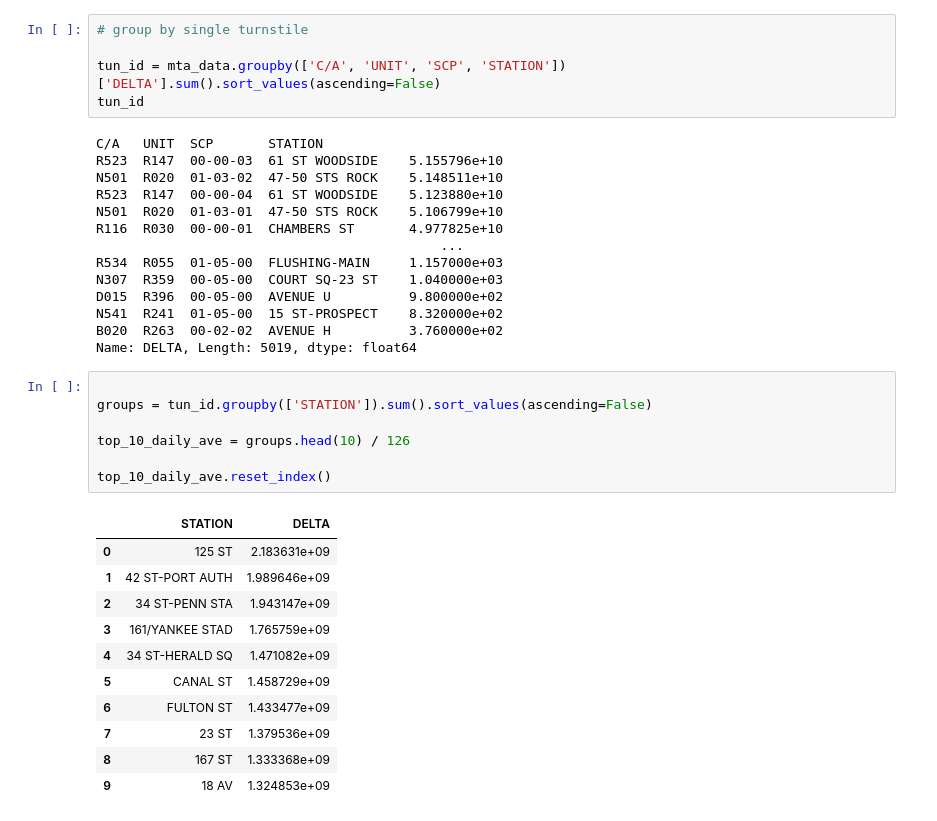
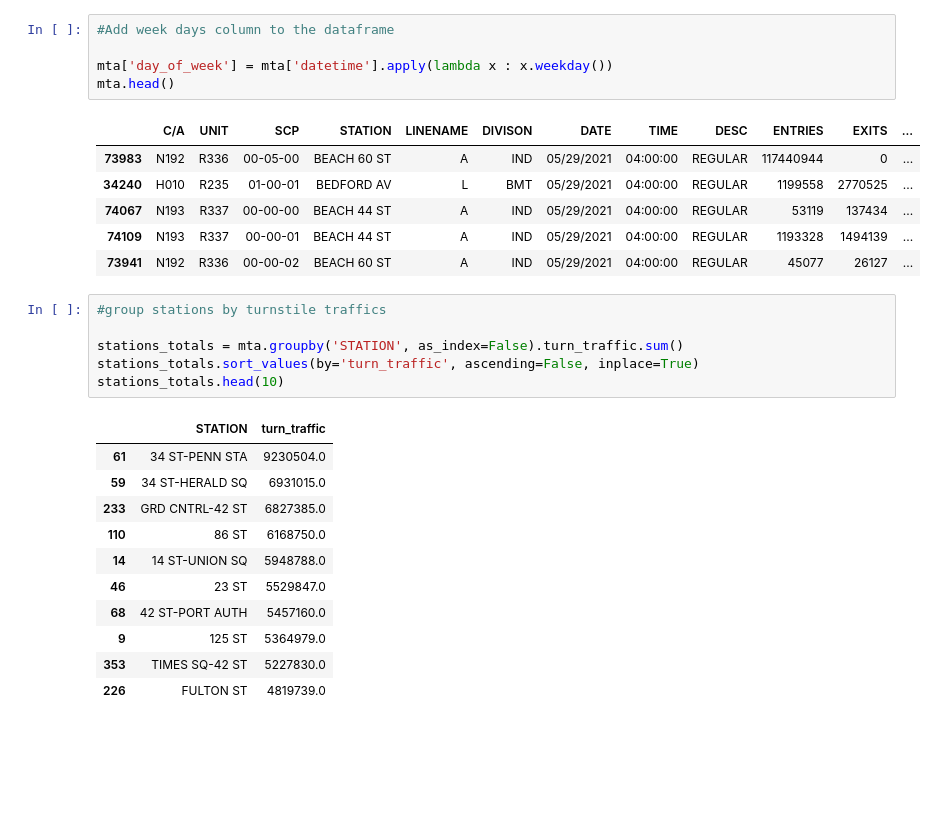
Before and after one commit to Nadia-143/EDA_project_1, a Jupyter notebook: MVP.ipynb, the cells around one changed output. Drawn from its saved outputs; the diff is of its cells as text; blank space fills up the shorter version.

```diff
--- a/MVP.ipynb
+++ b/MVP.ipynb
@@ -100,38 +74,30 @@ Name: DELTA, dtype: float64
+# %%
+#Add week days column to the dataframe
+
+mta['day_of_week'] = mta['datetime'].apply(lambda x : x.weekday())
+mta.head()
+# %% [output]
+|  | C/A | UNIT | SCP | STATION | LINENAME | DIVISON | DATE | TIME | DESC | ENTRIES | EXITS | ... |
+| 73983 | N192 | R336 | 00-05-00 | BEACH 60 ST | A | IND | 05/29/2021 | 04:00:00 | REGULAR | 117440944 | 0 | ... |
+| 34240 | H010 | R235 | 01-00-01 | BEDFORD AV | L | BMT | 05/29/2021 | 04:00:00 | REGULAR | 1199558 | 2770525 | ... |
+| 74067 | N193 | R337 | 00-00-00 | BEACH 44 ST | A | IND | 05/29/2021 | 04:00:00 | REGULAR | 53119 | 137434 | ... |
+| 74109 | N193 | R337 | 00-00-01 | BEACH 44 ST | A | IND | 05/29/2021 | 04:00:00 | REGULAR | 1193328 | 1494139 | ... |
+| 73941 | N192 | R336 | 00-00-02 | BEACH 60 ST | A | IND | 05/29/2021 | 04:00:00 | REGULAR | 45077 | 26127 | ... |
 # %%
-# group by single turnstile
+#group stations by turnstile traffics
 
-tun_id = mta_data.groupby(['C/A', 'UNIT', 'SCP', 'STATION'])['DELTA'].sum().sort_values(ascending=False)
-tun_id
+stations_totals = mta.groupby('STATION', as_index=False).turn_traffic.sum()
+stations_totals.sort_values(by='turn_traffic', ascending=False, inplace=True)
+stations_totals.head(10)
 # %% [output]
-C/A   UNIT  SCP       STATION
-R523  R147  00-00-03  61 ST WOODSIDE    5.155796e+10
-N501  R020  01-03-02  47-50 STS ROCK    5.148511e+10
-R523  R147  00-00-04  61 ST WOODSIDE    5.123880e+10
-N501  R020  01-03-01  47-50 STS ROCK    5.106799e+10
-R116  R030  00-00-01  CHAMBERS ST       4.977825e+10
-                                            ...
-R534  R055  01-05-00  FLUSHING-MAIN     1.157000e+03
-N307  R359  00-05-00  COURT SQ-23 ST    1.040000e+03
-D015  R396  00-05-00  AVENUE U          9.800000e+02
-N541  R241  01-05-00  15 ST-PROSPECT    8.320000e+02
-B020  R263  00-02-02  AVENUE H          3.760000e+02
-Name: DELTA, Length: 5019, dtype: float64
+|  | STATION | turn_traffic |
+| 61 | 34 ST-PENN STA | 9230504.0 |
+| 59 | 34 ST-HERALD SQ | 6931015.0 |
+| 233 | GRD CNTRL-42 ST | 6827385.0 |
+| 110 | 86 ST | 6168750.0 |
+| 14 | 14 ST-UNION SQ | 5948788.0 |
+| 46 | 23 ST | 5529847.0 |
+| 68 | 42 ST-PORT AUTH | 5457160.0 |
+| 9 | 125 ST | 5364979.0 |
+| 353 | TIMES SQ-42 ST | 5227830.0 |
+| 226 | FULTON ST | 4819739.0 |
-# %%
-
-groups = tun_id.groupby(['STATION']).sum().sort_values(ascending=False)
-
-top_10_daily_ave = groups.head(10) / 126
-
-top_10_daily_ave.reset_index()
-# %% [output]
-|  | STATION | DELTA |
-| 0 | 125 ST | 2.183631e+09 |
-| 1 | 42 ST-PORT AUTH | 1.989646e+09 |
-| 2 | 34 ST-PENN STA | 1.943147e+09 |
-| 3 | 161/YANKEE STAD | 1.765759e+09 |
-| 4 | 34 ST-HERALD SQ | 1.471082e+09 |
-| 5 | CANAL ST | 1.458729e+09 |
-| 6 | FULTON ST | 1.433477e+09 |
-| 7 | 23 ST | 1.379536e+09 |
-| 8 | 167 ST | 1.333368e+09 |
-| 9 | 18 AV | 1.324853e+09 |
```
Also changed, not shown: parts of 25 cells of this notebook.
